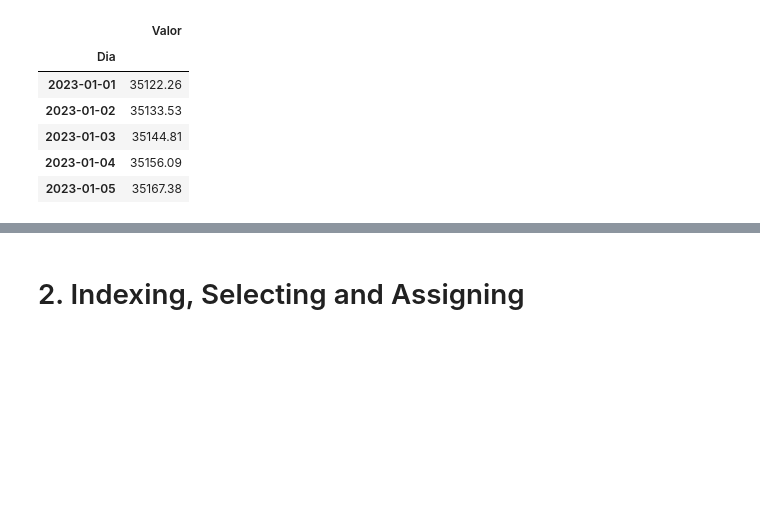
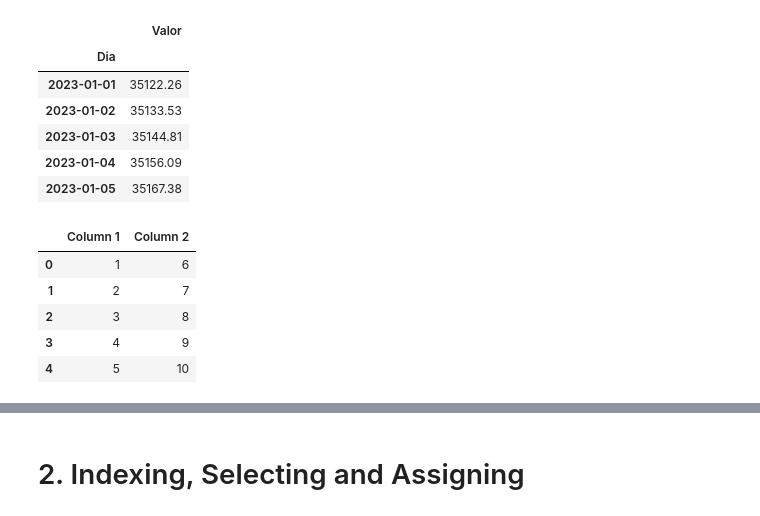
Before and after one commit to anvaldes/Repositorio_de_Proyectos, a Jupyter notebook: Data_Science_Contents/General_Topics/02.Pandas/Pandas.ipynb, the cells around one changed output, grey strips where cells are left out. Saved outputs shown, nothing was run; the diff lists cells and outputs as text; code cells hidden in the pictures; blank space fills up the shorter version.

```diff
--- a/Data_Science_Contents/General_Topics/02.Pandas/Pandas.ipynb
+++ b/Data_Science_Contents/General_Topics/02.Pandas/Pandas.ipynb
@@ -105,3 +106,5 @@ df.head()
 | 2023-01-03 | 35144.81 |
 | 2023-01-04 | 35156.09 |
 | 2023-01-05 | 35167.38 |
+# %%
+df_1 = pd.read_excel('Excel_File.xlsx', sheet_name = 'Sheet_Number_1') # Read particular sheet
@@ -107,0 +113,9 @@ df.head()
+# %%
+df_1
+# %% [output]
+|  | Column 1 | Column 2 |
+| 0 | 1 | 6 |
+| 1 | 2 | 7 |
+| 2 | 3 | 8 |
+| 3 | 4 | 9 |
+| 4 | 5 | 10 |
```
Also changed, not shown: parts of 13 cells of this notebook, 8 other files.
